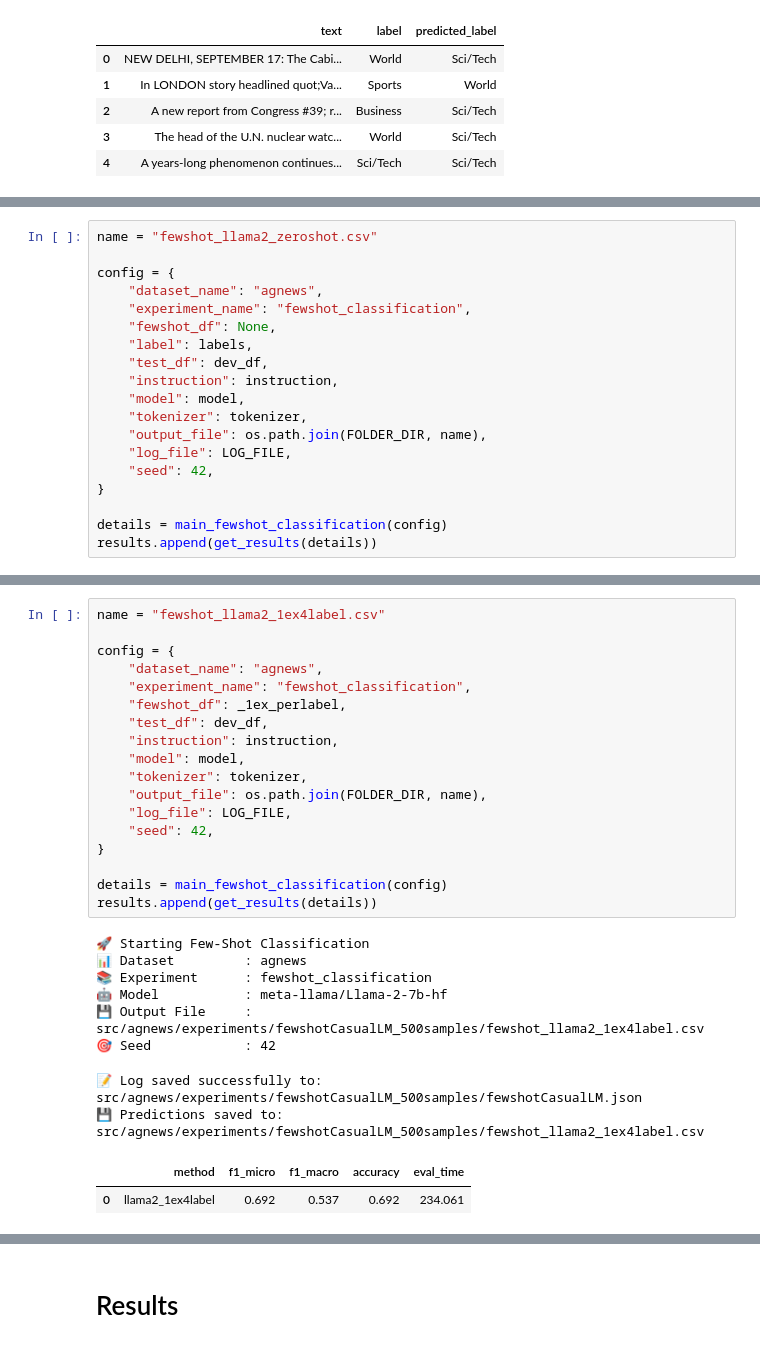
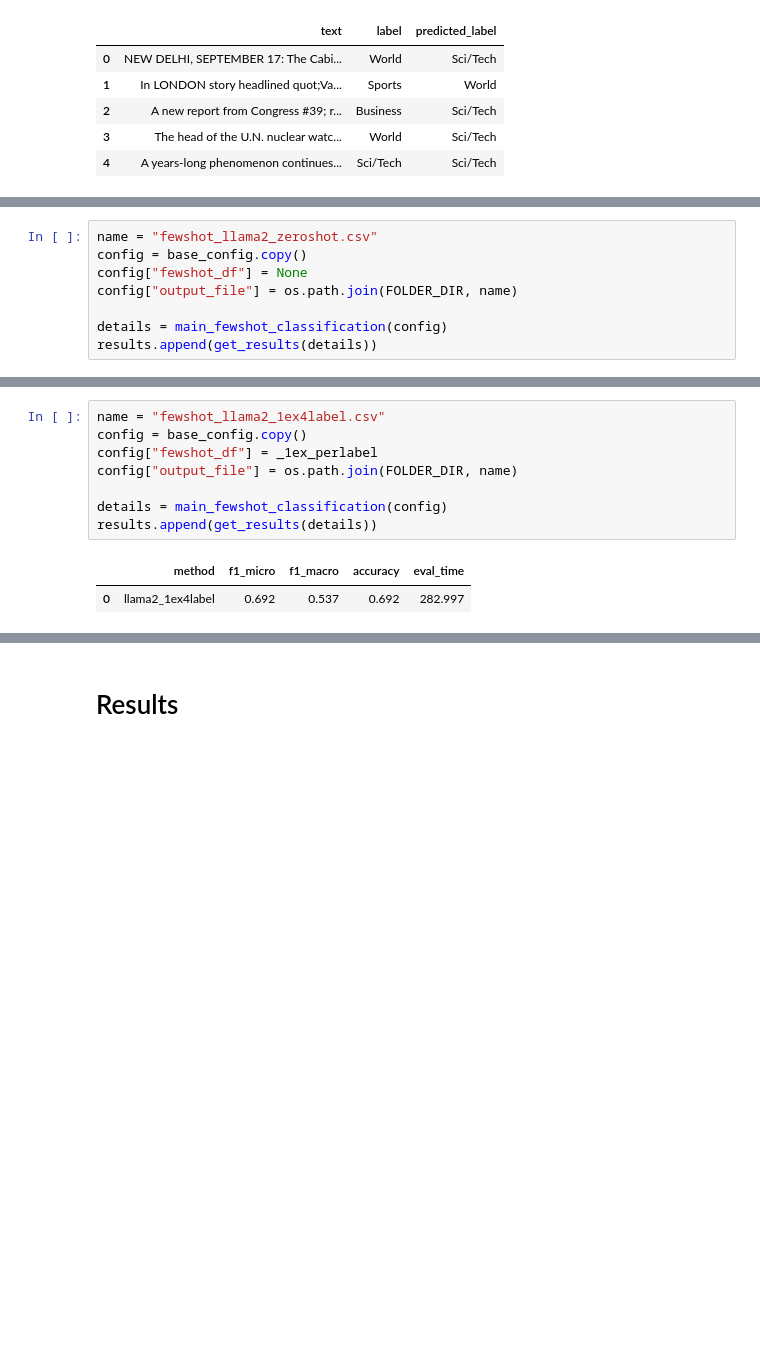
Before and after one commit to AlessandroGhiotto/thesis-nlp, a Jupyter notebook: src/agnews/fewshotCasualLM_agnews.ipynb, the cells around one changed output, grey strips where cells are left out. Saved outputs shown, nothing was run; the diff lists cells and outputs as text; blank space fills up the shorter version.

```diff
--- a/src/agnews/fewshotCasualLM_agnews.ipynb
+++ b/src/agnews/fewshotCasualLM_agnews.ipynb
@@ -256,19 +243,8 @@ tokenizer = LlamaTokenizer.from_pretrained(model_name, token=HF_TOKEN)
 # %%
 name = "fewshot_llama2_zeroshot.csv"
-
-config = {
-    "dataset_name": "agnews",
-    "experiment_name": "fewshot_classification",
-    "fewshot_df": None,
-    "label": labels,
-    "test_df": dev_df,
-    "instruction": instruction,
-    "model": model,
-    "tokenizer": tokenizer,
-    "output_file": os.path.join(FOLDER_DIR, name),
-    "log_file": LOG_FILE,
-    "seed": 42,
-}
+config = base_config.copy()
+config["fewshot_df"] = None
+config["output_file"] = os.path.join(FOLDER_DIR, name)
 
 details = main_fewshot_classification(config)
 results.append(get_results(details))
@@ -277,30 +256,12 @@ results.append(get_results(details))
 # %%
 name = "fewshot_llama2_1ex4label.csv"
-
-config = {
-    "dataset_name": "agnews",
-    "experiment_name": "fewshot_classification",
-    "fewshot_df": _1ex_perlabel,
-    "test_df": dev_df,
-    "instruction": instruction,
-    "model": model,
-    "tokenizer": tokenizer,
-    "output_file": os.path.join(FOLDER_DIR, name),
-    "log_file": LOG_FILE,
-    "seed": 42,
-}
+config = base_config.copy()
+config["fewshot_df"] = _1ex_perlabel
+config["output_file"] = os.path.join(FOLDER_DIR, name)
 
 details = main_fewshot_classification(config)
 results.append(get_results(details))
 # %% [output]
-🚀 Starting Few-Shot Classification
-📊 Dataset         : agnews
-📚 Experiment      : fewshot_classification
-🤖 Model           : meta-llama/Llama-2-7b-hf
-💾 Output File     : src/agnews/experiments/fewshotCasualLM_500samples/fewshot_llama2_1ex4label.csv
-🎯 Seed            : 42
-📝 Log saved successfully to: src/agnews/experiments/fewshotCasualLM_500samples/fewshotCasualLM.json
-💾 Predictions saved to: src/agnews/experiments/fewshotCasualLM_500samples/fewshot_llama2_1ex4label.csv
 |  | method | f1_micro | f1_macro | accuracy | eval_time |
-| 0 | llama2_1ex4label | 0.692 | 0.537 | 0.692 | 234.061 |
+| 0 | llama2_1ex4label | 0.692 | 0.537 | 0.692 | 282.997 |
 # %% [markdown]
```
Also changed, not shown: parts of 18 cells of this notebook, 8 other files.
